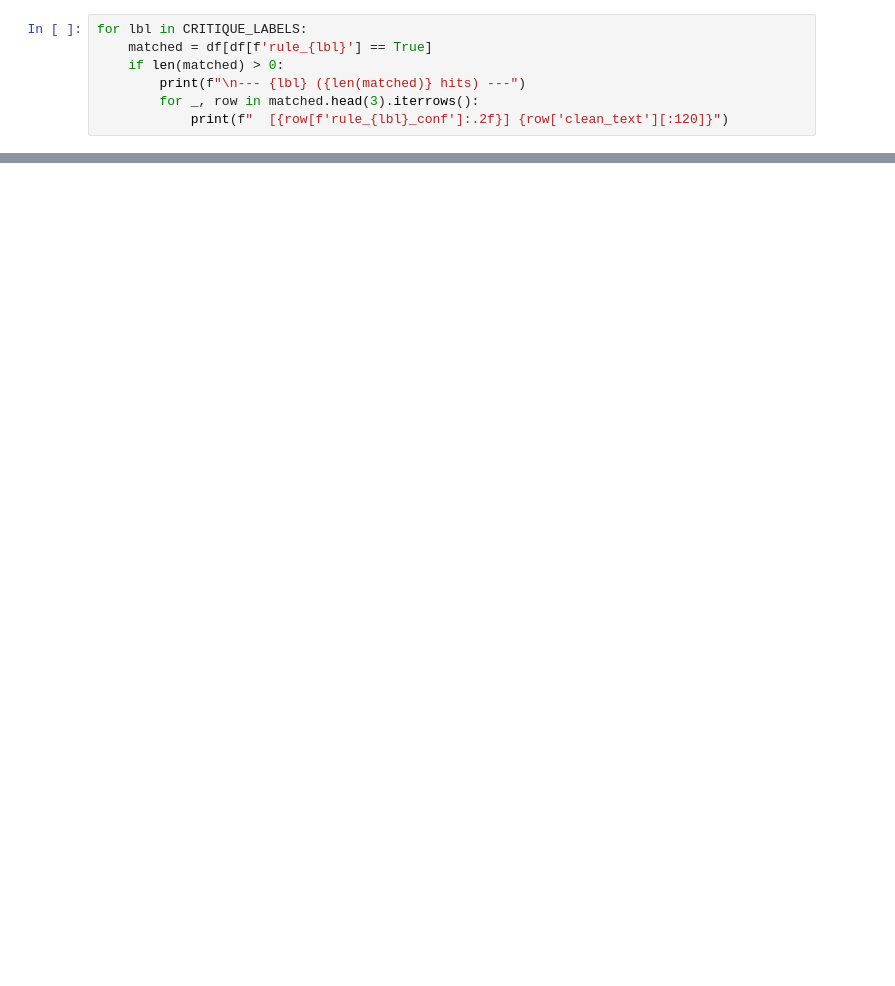
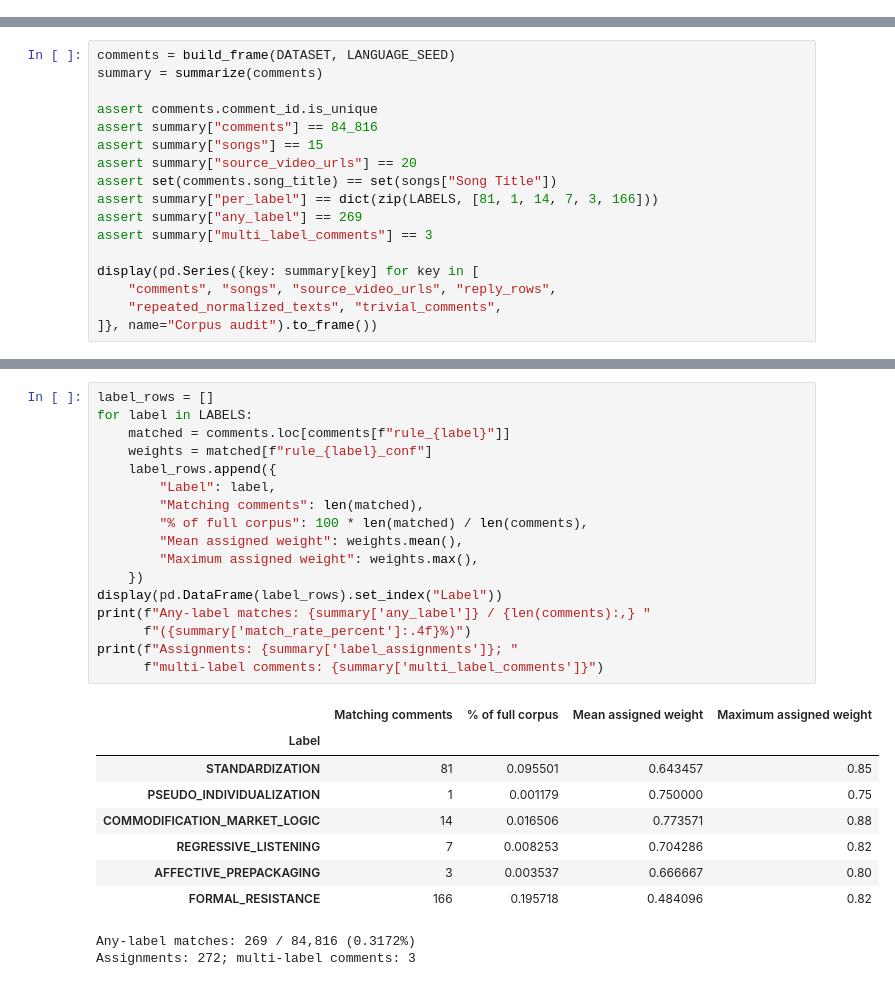
Before and after one commit to LuizFelipeBarbosa/testing-adorno, a Jupyter notebook: testing-adorno.ipynb, the cells around one changed output, grey strips where cells are left out. Drawn from its saved outputs; the diff is of its cells as text; blank space fills up the shorter version.

```diff
--- a/testing-adorno.ipynb
+++ b/testing-adorno.ipynb
@@ -675,7 +0,0 @@ Sample matched comments per label, sorted by confidence — what did the classif
-# %%
-for lbl in CRITIQUE_LABELS:
-    matched = df[df[f'rule_{lbl}'] == True]
-    if len(matched) > 0:
-        print(f"\n--- {lbl} ({len(matched)} hits) ---")
-        for _, row in matched.head(3).iterrows():
-            print(f"  [{row[f'rule_{lbl}_conf']:.2f}] {row['clean_text'][:120]}")
@@ -1018,0 +78,17 @@ This study applied Adorno's Culture Industry theory to **~85,000 YouTube comment
+# %%
+comments = build_frame(DATASET, LANGUAGE_SEED)
+summary = summarize(comments)
+
+assert comments.comment_id.is_unique
+assert summary["comments"] == 84_816
+assert summary["songs"] == 15
+assert summary["source_video_urls"] == 20
+assert set(comments.song_title) == set(songs["Song Title"])
+assert summary["per_label"] == dict(zip(LABELS, [81, 1, 14, 7, 3, 166]))
+assert summary["any_label"] == 269
+assert summary["multi_label_comments"] == 3
+
+display(pd.Series({key: summary[key] for key in [
+    "comments", "songs", "source_video_urls", "reply_rows",
+    "repeated_normalized_texts", "trivial_comments",
+]}, name="Corpus audit").to_frame())
@@ -1018,0 +187,28 @@ This study applied Adorno's Culture Industry theory to **~85,000 YouTube comment
+# %%
+label_rows = []
+for label in LABELS:
+    matched = comments.loc[comments[f"rule_{label}"]]
+    weights = matched[f"rule_{label}_conf"]
+    label_rows.append({
+        "Label": label,
+        "Matching comments": len(matched),
+        "% of full corpus": 100 * len(matched) / len(comments),
+        "Mean assigned weight": weights.mean(),
+        "Maximum assigned weight": weights.max(),
+    })
+display(pd.DataFrame(label_rows).set_index("Label"))
+print(f"Any-label matches: {summary['any_label']} / {len(comments):,} "
+      f"({summary['match_rate_percent']:.4f}%)")
+print(f"Assignments: {summary['label_assignments']}; "
+      f"multi-label comments: {summary['multi_label_comments']}")
+# %% [output]
+|  | Matching comments | % of full corpus | Mean assigned weight | Maximum assigned weight |
+| Label |  |  |  |  |
+| STANDARDIZATION | 81 | 0.095501 | 0.643457 | 0.85 |
+| PSEUDO_INDIVIDUALIZATION | 1 | 0.001179 | 0.750000 | 0.75 |
+| COMMODIFICATION_MARKET_LOGIC | 14 | 0.016506 | 0.773571 | 0.88 |
+| REGRESSIVE_LISTENING | 7 | 0.008253 | 0.704286 | 0.82 |
+| AFFECTIVE_PREPACKAGING | 3 | 0.003537 | 0.666667 | 0.80 |
+| FORMAL_RESISTANCE | 166 | 0.195718 | 0.484096 | 0.82 |
+Any-label matches: 269 / 84,816 (0.3172%)
+Assignments: 272; multi-label comments: 3
```
Also changed, not shown: parts of 61 cells of this notebook, 10 other files.
